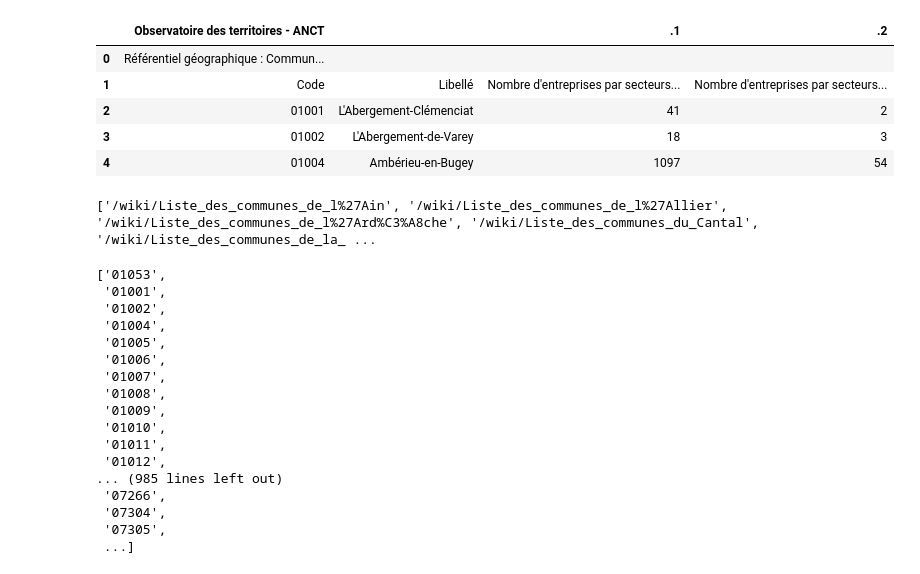
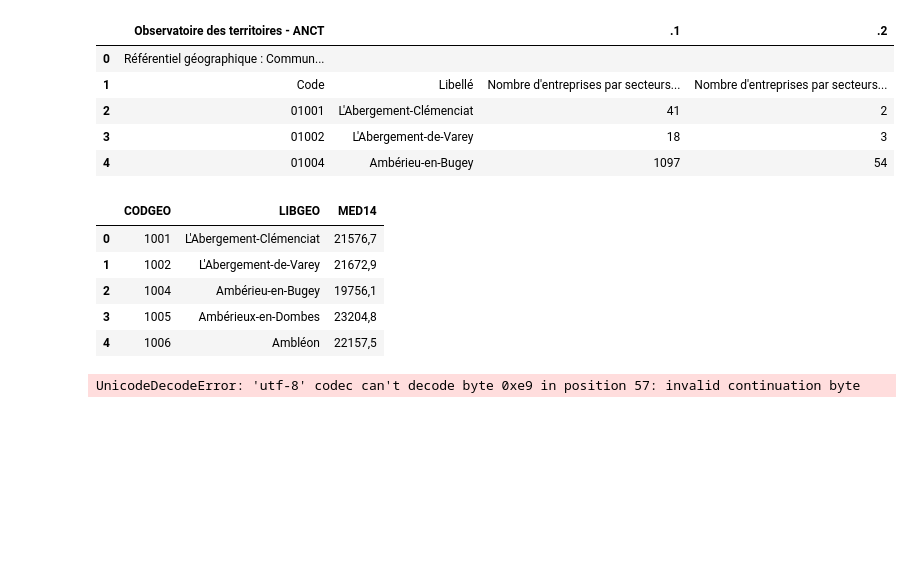
Before and after one commit to tgarnier067/Projet-Python-2023, a Jupyter notebook: recup_données.ipynb, the cells around one changed output. Drawn from its saved outputs; the diff is of its cells as text; code cells hidden in the pictures; blank space fills up the shorter version.

```diff
--- a/recup_données.ipynb
+++ b/recup_données.ipynb
@@ -323,35 +483,3 @@ table_nb_entr_indus.head()
 | 2 | 01001 | L'Abergement-Clémenciat | 41 | 2 |
 | 3 | 01002 | L'Abergement-de-Varey | 18 | 3 |
 | 4 | 01004 | Ambérieu-en-Bugey | 1097 | 54 |
-# %%
-from urllib import request
-from bs4 import BeautifulSoup
-
-url_communes = "https://fr.wikipedia.org/wiki/Listes_des_communes_de_France"
-text_communes = request.urlopen(url_communes).read()
-page_communes = BeautifulSoup(text_communes, 'lxml')
-tableau_communes = page_communes.find('table', {'class': 'wikitable'})
-tableau_communes = tableau_communes.find('tbody')
-lignes_communes = tableau_communes.find_all('tr')
-lignes_communes = lignes_communes[:-13]
-
-# Liste pour stocker les contenus après "a href"
-liste_url_communes = []
-
-# Parcourir chaque ligne dans lignes_communes
-for ligne in lignes_communes:
-    # Trouver toutes les balises <td> dans la ligne
-    td_tags = ligne.find_all('td')
-
-    if len(td_tags) >= 3:
-        if td_tags[-3].text.strip() != '75':
-            derniere_td = td_tags[-1]
-            a_tag = derniere_td.find('a')
-            if a_tag:
-                contenu_apres_href = a_tag.get('href')
-                liste_url_communes.append(contenu_apres_href)
-
-
-print(liste_url_communes)
-# %% [output]
-['/wiki/Liste_des_communes_de_l%27Ain', '/wiki/Liste_des_communes_de_l%27Allier', '/wiki/Liste_des_communes_de_l%27Ard%C3%A8che', '/wiki/Liste_des_communes_du_Cantal', '/wiki/Liste_des_communes_de_la_ ...
@@ -377,22 +485,0 @@ for url in liste_url_communes :
-# %%
-tableau_pop_communes = pd.DataFrame.from_dict(dico_communes,orient='index').reset_index()
-tableau_pop_communes = tableau_pop_communes.rename(columns={'index':'Code commune'})
-tableau_pop_communes
-# %% [output]
-['01053',
- '01001',
- '01002',
- '01004',
- '01005',
- '01006',
- '01007',
- '01008',
- '01009',
- '01010',
- '01011',
- '01012',
-... (985 lines left out)
- '07266',
- '07304',
- '07305',
- ...]
@@ -398,0 +488,14 @@ tableau_pop_communes
+# %%
+
+# url = https://www.data.gouv.fr/fr/datasets/niveau-de-vie-des-francais-par-commune/
+import pandas as pd
+
+table_niveau_vie = pd.read_csv('niveau_vie_com.csv',sep=';')
+table_niveau_vie.head()
+# %% [output]
+|  | CODGEO | LIBGEO | MED14 |
+| 0 | 1001 | L'Abergement-Clémenciat | 21576,7 |
+| 1 | 1002 | L'Abergement-de-Varey | 21672,9 |
+| 2 | 1004 | Ambérieu-en-Bugey | 19756,1 |
+| 3 | 1005 | Ambérieux-en-Dombes | 23204,8 |
+| 4 | 1006 | Ambléon | 22157,5 |
@@ -398,0 +504,8 @@ tableau_pop_communes
+# %%
+# url = https://www.data.gouv.fr/fr/datasets/niveau-de-vie-des-francais-par-commune/
+import pandas as pd
+
+table_logements_vacants = pd.read_csv('logement_vacants_com.csv',sep=';')
+table_logements_vacants.head()
+# %% [output]
+UnicodeDecodeError: 'utf-8' codec can't decode byte 0xe9 in position 57: invalid continuation byte
```
Also changed, not shown: parts of 18 cells of this notebook, 2 other files.
